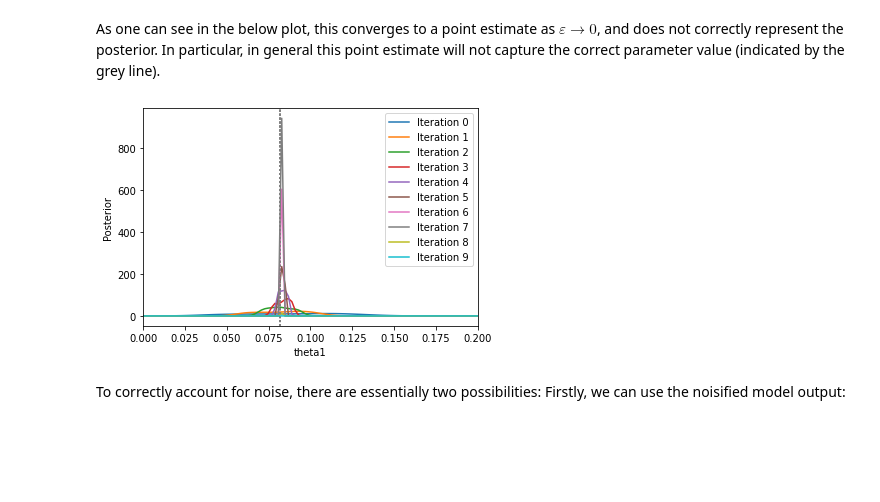
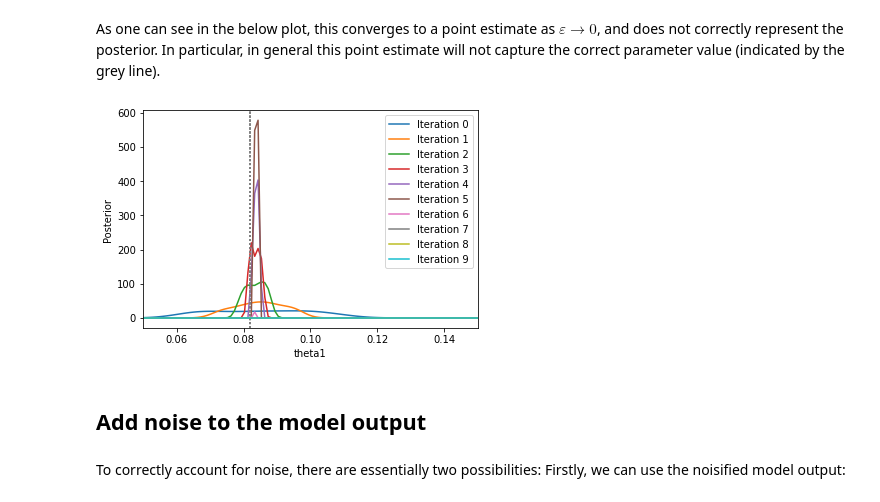
Before and after one commit to ICB-DCM/pyABC, a Jupyter notebook: doc/examples/noise.ipynb, the cells around one changed output. Cells and saved outputs as stored; diff of their text form; code cells hidden in the pictures; blank space fills up the shorter version.

Commit message:
extend noise notebook; allow 1-dim noise (#319)

```diff
--- a/doc/examples/noise.ipynb
+++ b/doc/examples/noise.ipynb
@@ -20,10 +20,12 @@ def f(y, t0, theta1, theta2=np.exp(-2)):
 theta1_true = np.exp(-2.5)
 theta_true = {'theta1': theta1_true}
 
+theta_min, theta_max = 0.05, 0.15
 prior = pyabc.Distribution(
-    theta1=pyabc.RV("uniform", 0, 0.2))
+    theta1=pyabc.RV("uniform", theta_min, theta_max-theta_min))
 
-measurement_times = np.arange(10)
+n_time = 10
+measurement_times = np.linspace(0, 10, n_time)
 # %% [markdown]
 We assume that the underlying dynamics of our observations follow the following model:
 # %%
@@ -88,13 +93,15 @@ As one can see in the below plot, this converges to a point estimate as $\vareps
 # %%
 _, ax = plt.subplots()
 for t in range(history.max_t + 1):
     pyabc.visualization.plot_kde_1d_highlevel(
         history, x="theta1", t=t, refval=theta_true, refval_color='grey',
-        xmin=0, xmax=0.2, numx=100, ax=ax, label=f"Iteration {t}")
+        xmin=theta_min, xmax=theta_max, numx=100, ax=ax, label=f"Iteration {t}")
 ax.legend()
 plt.show()
 # %% [output]
-[figure, old version]
+[figure, new version]
+# %% [markdown]
+## Add noise to the model output
 # %% [markdown]
 To correctly account for noise, there are essentially two possibilities: Firstly, we can use the noisified model output:
 # %%
```
Also changed, not shown: parts of 15 cells of this notebook, 2 other files.
